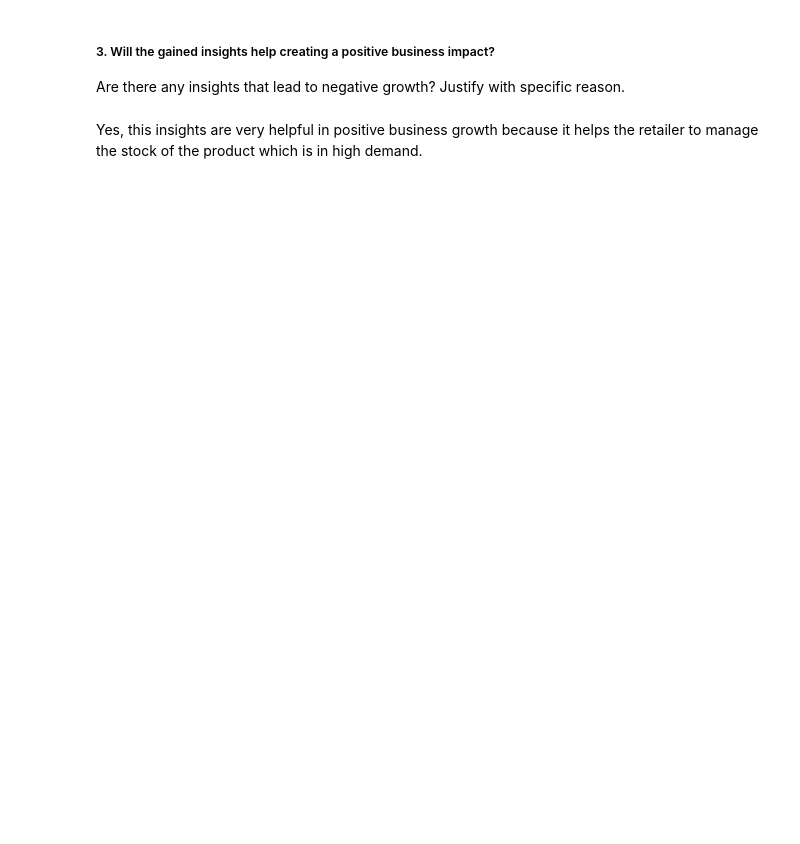
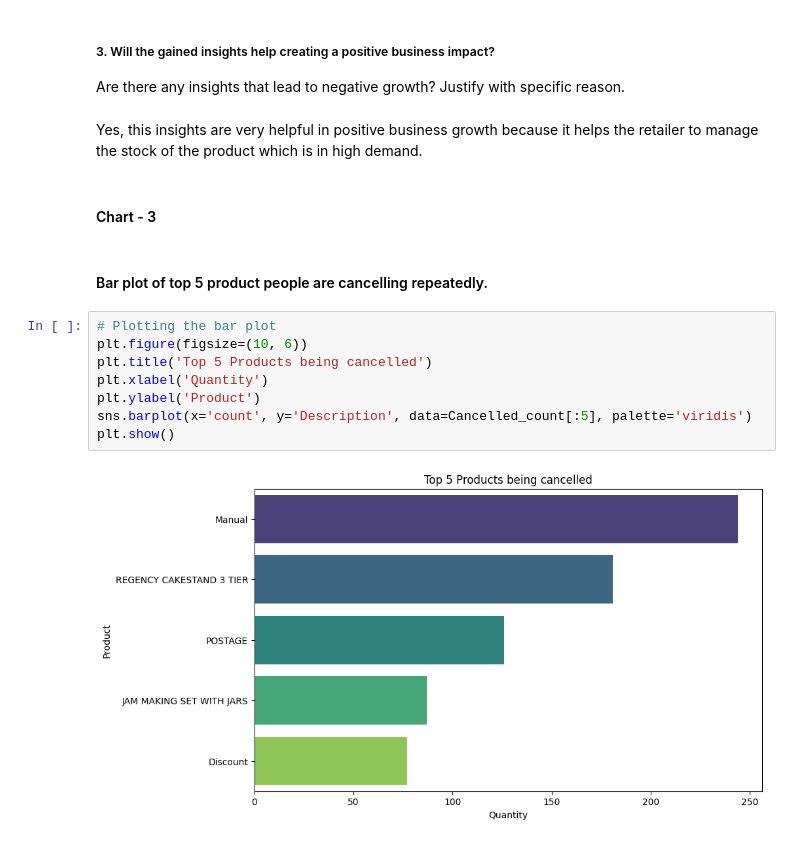
Before and after one commit to Madhukargoud2197/Myntra_Online_Retail_Segmentation_Project, a Jupyter notebook: Myntra_Online_Retail_Customer_Segmentation_Project.ipynb, the cells around one changed output. Drawn from its saved outputs; the diff is of its cells as text; blank space fills up the shorter version.

```diff
--- a/Myntra_Online_Retail_Customer_Segmentation_Project.ipynb
+++ b/Myntra_Online_Retail_Customer_Segmentation_Project.ipynb
@@ -767,3 +767,17 @@ Here we can see that top 5 products the customers are ordering repeatedly.
 Are there any insights that lead to negative growth? Justify with specific reason.
 # %% [markdown]
 Yes, this insights are very helpful in positive business growth because it helps the retailer to manage the stock of the product which is in high demand.
+# %% [markdown]
+#### Chart - 3
+# %% [markdown]
+#### Bar plot of top 5 product people are cancelling repeatedly.
+# %%
+# Plotting the bar plot
+plt.figure(figsize=(10, 6))
+plt.title('Top 5 Products being cancelled')
+plt.xlabel('Quantity')
+plt.ylabel('Product')
+sns.barplot(x='count', y='Description', data=Cancelled_count[:5], palette='viridis')
+plt.show()
+# %% [output]
+[figure, added]
```
Also changed, not shown: parts of 38 cells of this notebook.
